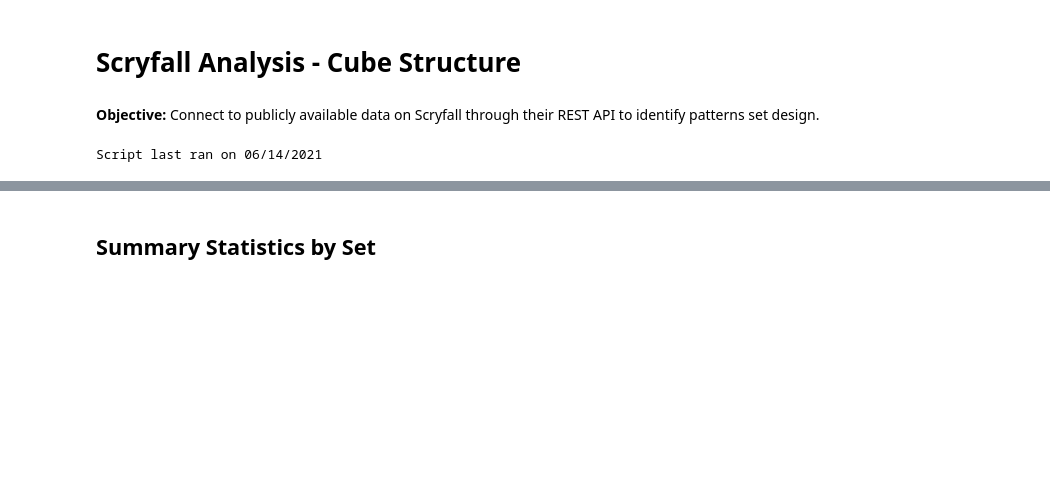
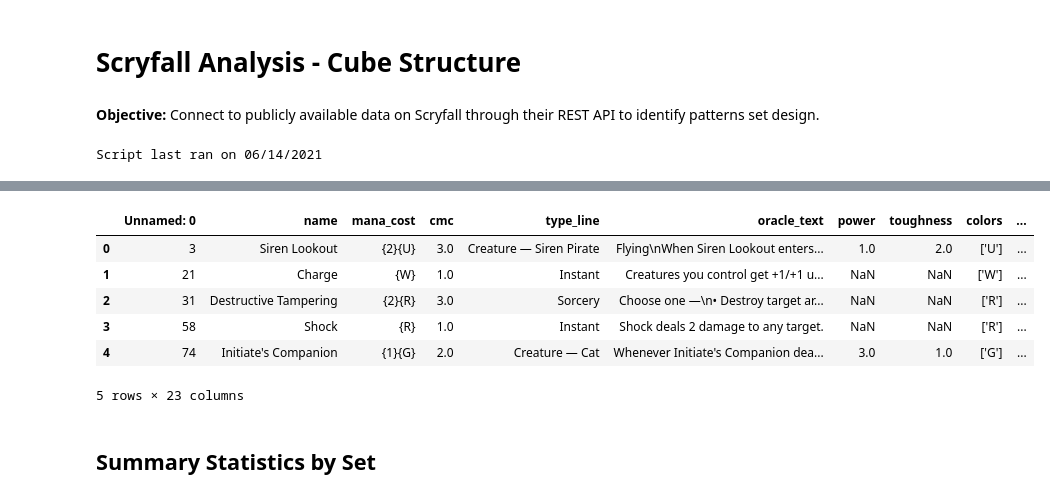
Before and after one commit to ncruickshank/scryfall_analysis, a Jupyter notebook: scryfall_cube_structure.ipynb, the cells around one changed output, grey strips where cells are left out. Cells and saved outputs as stored; diff of their text form; code cells hidden in the pictures; blank space fills up the shorter version.

```diff
--- a/scryfall_cube_structure.ipynb
+++ b/scryfall_cube_structure.ipynb
@@ -99,3 +29,62 @@ pioneer[(pioneer['removal'] == True) & ~(pioneer['type_line'].str.contains('Crea
+# %%
+# tidy dataframe
+## evasion bool
+evasion_keywords = ['Flying', 'Trample', 'Menace',
+                    'Plainswalk', 'Islandwalk', 'Forestwalk', 'Mountainwalk', 'Swampwalk',
+                    'Skulk', 'Shadow', 'Fear', 'Intimidate']
+pioneer['evasion'] = pioneer['keywords'].apply(lambda x: bool(any(item in x for item in evasion_keywords)))
+
+## removal bool
+removal_regexes = [
+    # white removal
+    re.compile(r'enchanted (creature|permanent) can\'t attack (?!until end of turn)'),
+    re.compile(r'exile target (?!card)'),
+
+    # blue removal
+    re.compile(r'enchanted creature doesn\'t untap'),
+    re.compile(r'return target (creature|nonland permanent) to its owner\'s hand'),
+    re.compile(r'put target (creature|permanent)'),
+
+    # black removal
+    re.compile(r'destroy target (creature|permanent)'),
+    re.compile(r'target (player|opponent) sacrifice'),
+    re.compile(r'(\+|-)[0-9]*/-[1-9]* until end of turn'),
+
+    # red removal
+    re.compile(r'deals [0-9]* damage'),
+
+    # green removal
+    re.compile(r'deals damage equal'),
+    re.compile(r'target creature .* control(s)? fight')
+]
+
+pioneer['removal'] = pioneer['oracle_text'].astype(str).apply(lambda x: bool(any(regex.search(x.lower()) for regex in removal_regexes)))
+
+## combat trick bool
+combat_regexes = [
+    re.compile(r'target creature .* gets (\+|-)[0-9]*/(\+|-)[0-9]*'),
+    re.compile(r'tap target creature'),
+    re.compile(r'tap up to (two|three|four) target creature'),
+    re.compile(r'target creature can\'t block this turn'),
+    re.compile(r'creatures can\'t block'),
+    re.compile(r'target creature blocks this turn if able'),
+    re.compile(r'target creature gains .* until end of turn'),
+    re.compile(r'\+1/\+1 (counter|counters) on target creature'),
+    re.compile(r'untap target creature'),
+    re.compile(r'creatures you control .* until end of turn')
+]
+
+pioneer['combat_trick'] = pioneer['oracle_text'].astype(str).apply(lambda x: bool(any(regex.search(x.lower()) for regex in combat_regexes)))
+
+pioneer.head()
+# %% [output]
+|  | Unnamed: 0 | name | mana_cost | cmc | type_line | oracle_text | power | toughness | colors | ... |
+| 0 | 3 | Siren Lookout | {2}{U} | 3.0 | Creature — Siren Pirate | Flying\nWhen Siren Lookout enters... | 1.0 | 2.0 | ['U'] | ... |
+| 1 | 21 | Charge | {W} | 1.0 | Instant | Creatures you control get +1/+1 u... | NaN | NaN | ['W'] | ... |
+| 2 | 31 | Destructive Tampering | {2}{R} | 3.0 | Sorcery | Choose one —\n• Destroy target ar... | NaN | NaN | ['R'] | ... |
+| 3 | 58 | Shock | {R} | 1.0 | Instant | Shock deals 2 damage to any target. | NaN | NaN | ['R'] | ... |
+| 4 | 74 | Initiate's Companion | {1}{G} | 2.0 | Creature — Cat | Whenever Initiate's Companion dea... | 3.0 | 1.0 | ['G'] | ... |
+5 rows × 23 columns
 # %% [markdown]
 ## Summary Statistics by Set
 # %%
```
Also changed, not shown: parts of 15 cells of this notebook, 3 other files.
